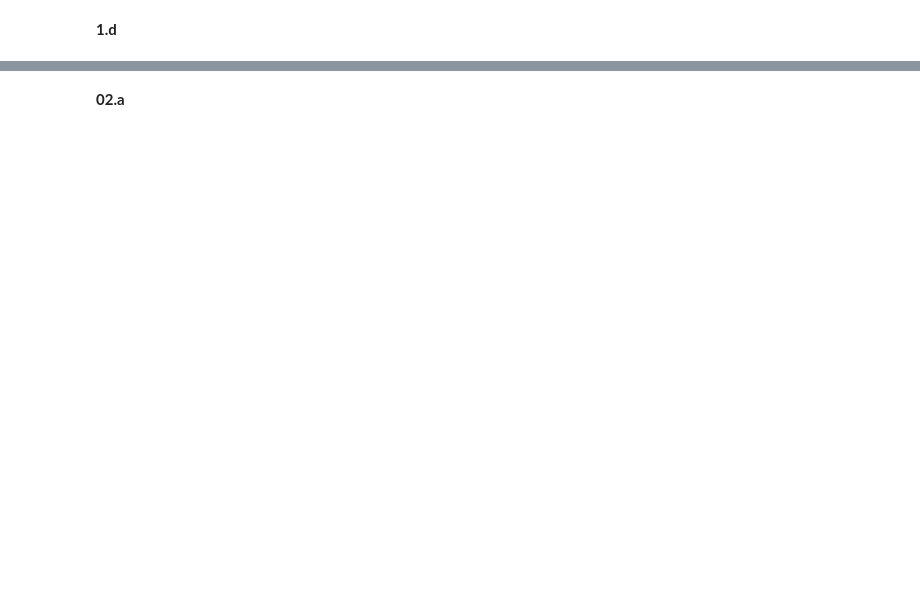
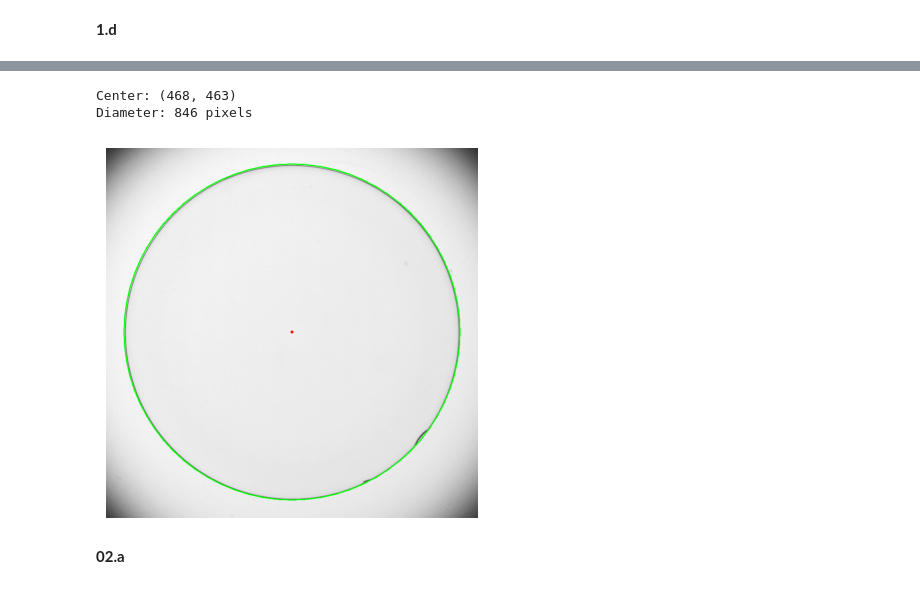
Before and after one commit to demithaR/ASSIGN-2, a Jupyter notebook: D-ENG-21-0046-ET _a02.ipynb, the cells around one changed output, grey strips where cells are left out. Cells and saved outputs as stored; diff of their text form; code cells hidden in the pictures; blank space fills up the shorter version.

```diff
--- a/D-ENG-21-0046-ET _a02.ipynb
+++ b/D-ENG-21-0046-ET _a02.ipynb
@@ -135,2 +100,50 @@ Text(0.5, 1.0, 'diameter')
+# %%
+import cv2
+import numpy as np
+import matplotlib.pyplot as plt
+
+
+img = cv2.imread('images/contactlens.tif')
+gray = cv2.cvtColor(img, cv2.COLOR_BGR2GRAY)
+# vertical gradient fx using the Sobel kernel
+sobelx = cv2.Sobel(gray, cv2.CV_64F, 1, 0)
+
+# horizontal gradient fy using the Sobel kernel
+sobely = cv2.Sobel(gray, cv2.CV_64F, 0, 1)
+
+# Compute the gradient magnitude |fx|+|fy|
+mag = cv2.addWeighted(np.absolute(sobelx), 1, np.absolute(sobely), 1, 0)
+
+# The threshold
+ret, thresh = cv2.threshold(mag.astype('uint8'), 73, 255, cv2.THRESH_BINARY)
+
+# Find the contours
+contours, hierarchy = cv2.findContours(thresh, cv2.RETR_TREE, cv2.CHAIN_APPROX_SIMPLE)
+
+# Finding the circle
+if len(contours) > 0:
+    c = max(contours, key=cv2.contourArea)
+
+    #Least square method
+    (x, y), radius = cv2.minEnclosingCircle(c)
+    center = (int(x), int(y))
+    radius = int(radius)
+
+    #draw circle
+    cv2.circle(img, center, radius, (0, 255, 0), 2)
+    cv2.circle(img, center, 2, (0, 0, 255), 3)
+
+    #center and diameter
+    print("Center: ({}, {})".format(center[0], center[1]))
+    print("Diameter: {} pixels".format(radius * 2))
+
+#Result
+plt.imshow(cv2.cvtColor(img, cv2.COLOR_BGR2RGB))
+plt.axis('off')
+plt.show()
+# %% [output]
+Center: (468, 463)
+Diameter: 846 pixels
+[figure, added]
 # %% [markdown]
 **02.a**
```
Also changed, not shown: parts of 15 cells of this notebook.
